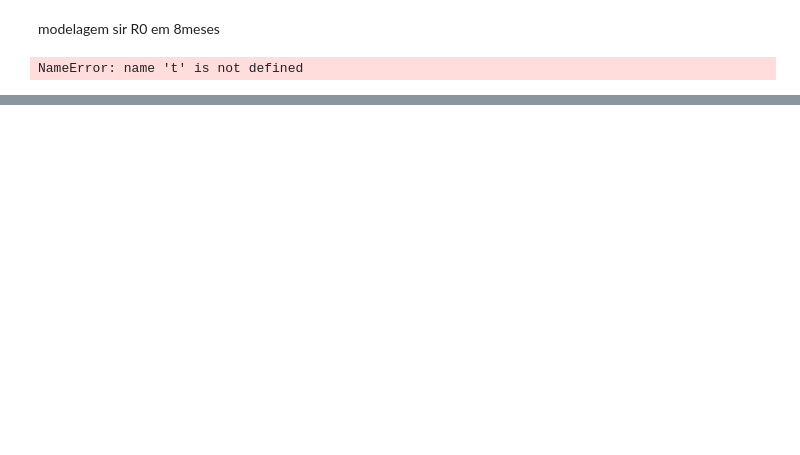
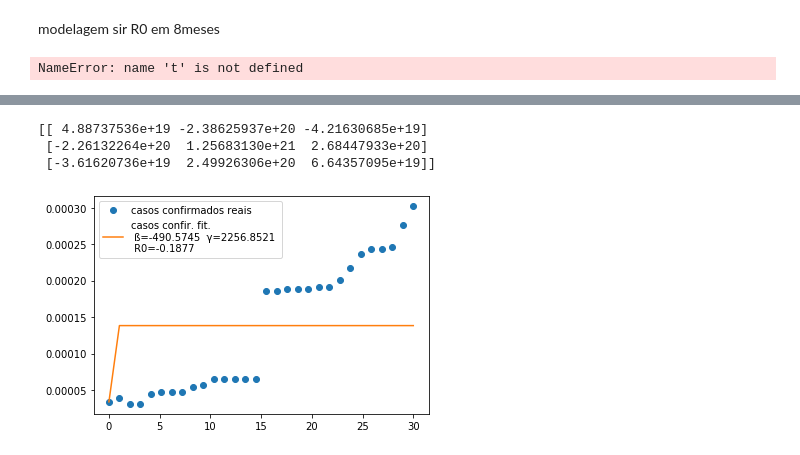
Before and after one commit to perseu912/covid_19, a Jupyter notebook: Untitled3.ipynb, the cells around one changed output, grey strips where cells are left out. Saved outputs shown, nothing was run; the diff lists cells and outputs as text; code cells hidden in the pictures; blank space fills up the shorter version.

```diff
--- a/Untitled3.ipynb
+++ b/Untitled3.ipynb
@@ -140,0 +193,53 @@ plt.show()
+# %%
+import numpy as np
+import matplotlib.pyplot as plt
+from scipy import integrate, optimize
+
+confirmados = pd.read_csv('pet.csv',sep=',')['last_available_confirmed'].iloc[::-1][30:60]
+y = confirmados
+t = np.linspace(0,len(y),len(y))
+N = 354_317
+
+ydata = np.array(y, dtype=float)/N
+xdata = np.array(t, dtype=float)
+
+def sir_model(y, x, beta, gamma, alpha):
+    S = -beta * y[0] * y[1] / N
+    R = (gamma) * y[1]
+    D = alpha*y[1]
+    I =( beta*y[0]*y[1] / N ) - y[1]*alpha
+    #C = I+R
+    #I = -(S + R)
+    C = R+D
+   #I = gamma*y[1]
+    return S, I, R, D, C
+
+def fit_odeint(x, beta, gamma, alpha):
+    return integrate.odeint(sir_model, (S0, I0, R0, D0, C0), x, args=(beta, gamma,alpha))[:,4]
+
+N = 1.0
+I0 = ydata[0]
+S0 = N - I0
+R0 = 0.0
+C0 = I0
+D0 = 0.
+
+popt, pcov = optimize.curve_fit(fit_odeint, xdata, ydata)
+fitted = fit_odeint(xdata, *popt)
+print(pcov)
+
+#be
+
+
+beta, gamma, alpha = popt
+
+plt.plot(xdata, ydata, 'o',label='casos confirmados reais')
+plt.plot(xdata, fitted,label=f'casos confir. fit. \n ß={round(beta,4)}  γ={round(gamma,4)} \n R0={round(beta/(gamma+alpha),4)} ')
+plt.legend()
+plt.savefig(f'model_fit_R0_{round(beta/gamma,4)}_.png',dpi=800)
+plt.show()
+# %% [output]
+[[ 4.88737536e+19 -2.38625937e+20 -4.21630685e+19]
+ [-2.26132264e+20  1.25683130e+21  2.68447933e+20]
+ [-3.61620736e+19  2.49926306e+20  6.64357095e+19]]
+[figure, added]
```
Also changed, not shown: parts of 11 cells of this notebook, 24 other files.
